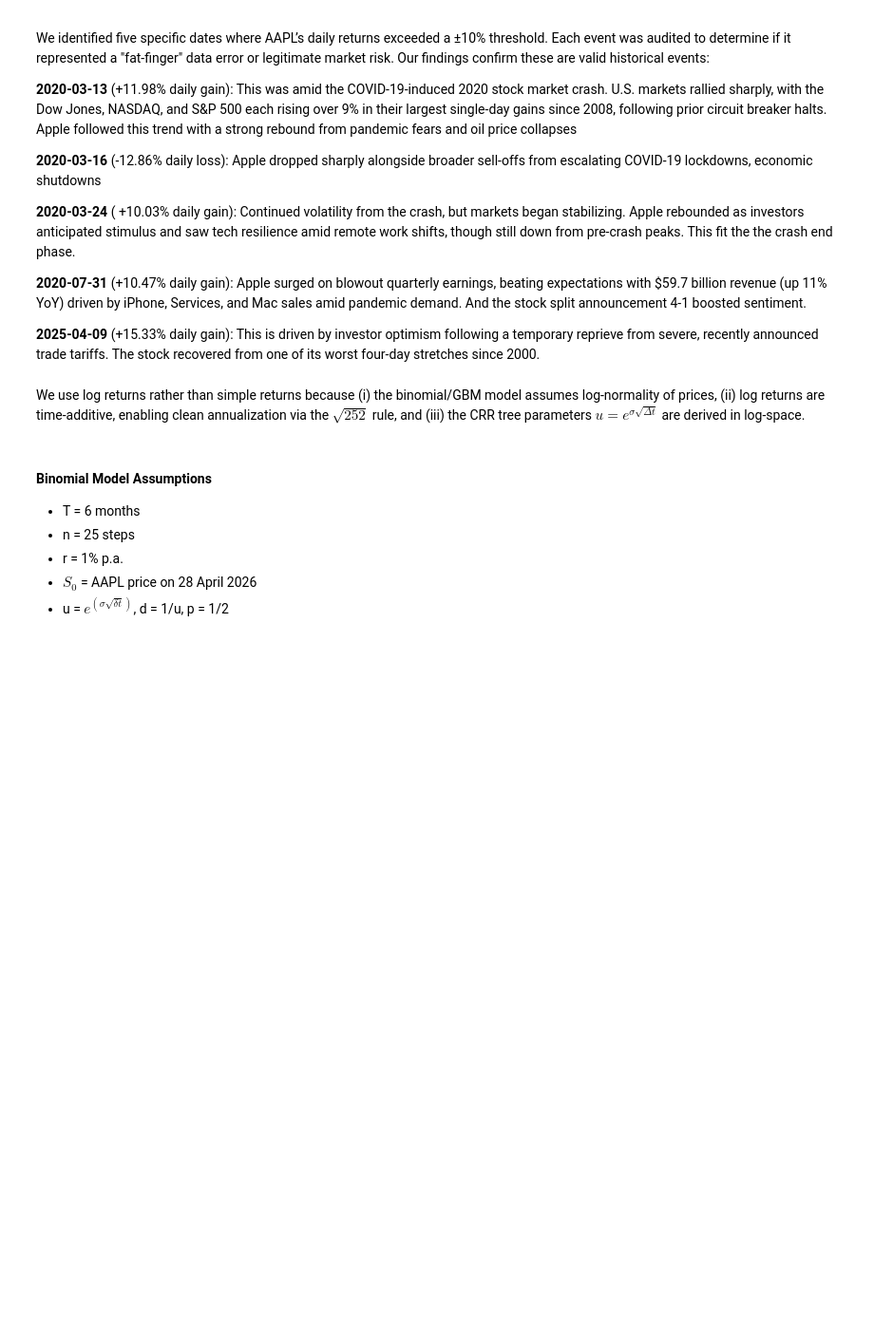
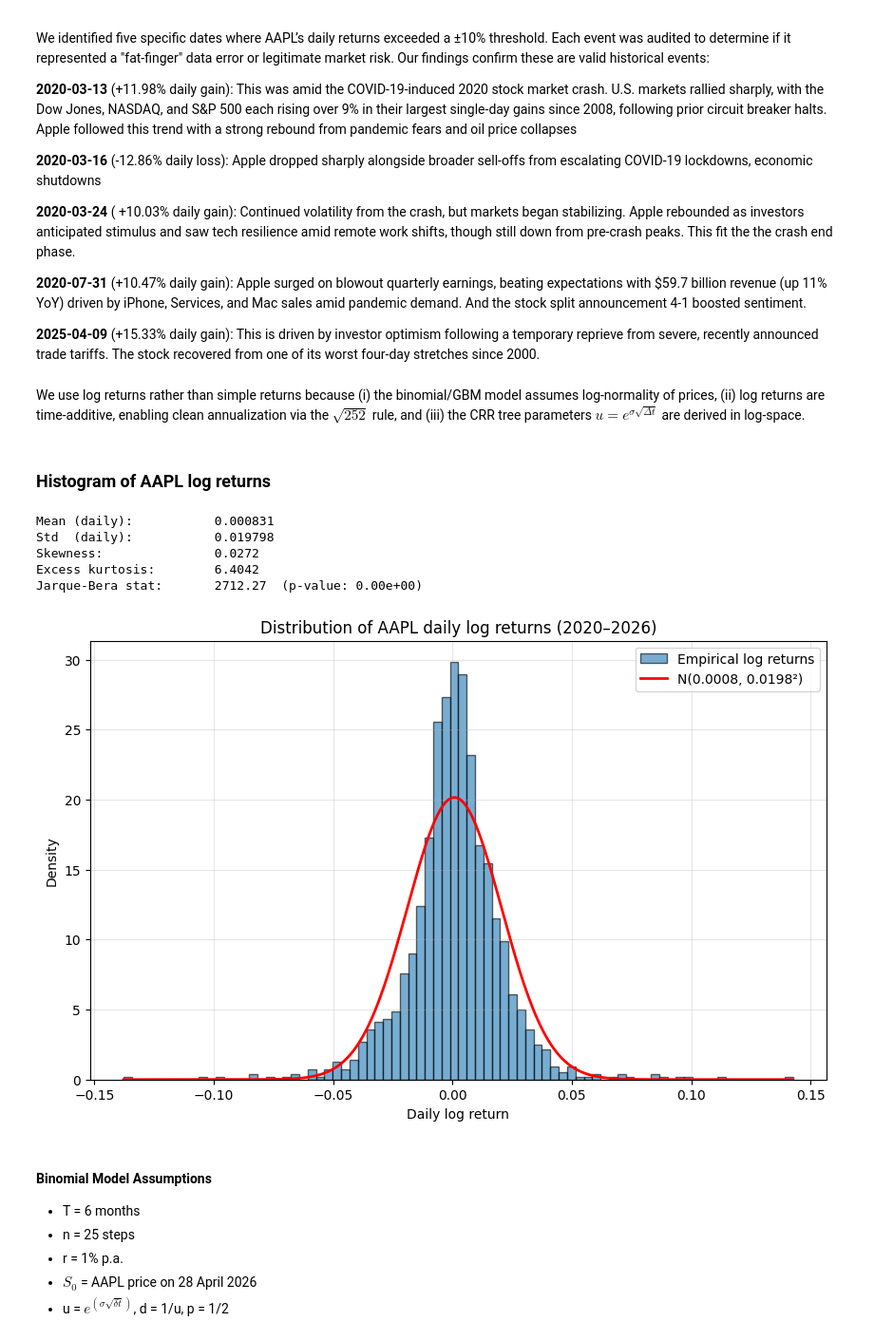
Before and after one commit to Teva-Janura/Stochastic_methods_in_Finance, a Jupyter notebook: main_code_V0.ipynb, the cells around one changed output. Shown at 95% size. Drawn from its saved outputs; the diff is of its cells as text; code cells hidden in the pictures; blank space fills up the shorter version.

```diff
--- a/main_code_V0.ipynb
+++ b/main_code_V0.ipynb
@@ -99,6 +101,46 @@ We use log returns rather than simple returns because (i) the binomial/GBM model
 # %%
 # Save log returns as a CSV
 aapl_log_return.to_csv("data/AAPL_log_returns.csv")
+# %% [markdown]
+### Histogram of AAPL log returns
+# %%
+# Summary statistics
+mu_daily    = aapl_log_return.mean()
+sigma_daily = aapl_log_return.std(ddof=1)
+skew_daily  = skew(aapl_log_return)
+kurt_daily  = kurtosis(aapl_log_return)  # excess kurtosis (normal = 0)
+jb_stat, jb_p = jarque_bera(aapl_log_return)
+
+print(f"Mean (daily):           {mu_daily:.6f}")
+print(f"Std  (daily):           {sigma_daily:.6f}")
+print(f"Skewness:               {skew_daily:.4f}")
+print(f"Excess kurtosis:        {kurt_daily:.4f}")
+print(f"Jarque-Bera stat:       {jb_stat:.2f}  (p-value: {jb_p:.2e})")
+# %% [output]
+Mean (daily):           0.000831
+Std  (daily):           0.019798
+Skewness:               0.0272
+Excess kurtosis:        6.4042
+Jarque-Bera stat:       2712.27  (p-value: 0.00e+00)
+# %%
+# Histogram with fitted normal density
+
+fig, ax = plt.subplots(figsize=(10, 6))
+ax.hist(aapl_log_return, bins=80, density=True,
+        alpha=0.6, edgecolor="black", label="Empirical log returns")
+
+x = np.linspace(aapl_log_return.min(), aapl_log_return.max(), 500)
+ax.plot(x, norm.pdf(x, mu_daily, sigma_daily),
+        "r-", lw=2, label=f"N({mu_daily:.4f}, {sigma_daily:.4f}²)")
+
+ax.set_title("Distribution of AAPL daily log returns (2020–2026)")
+ax.set_xlabel("Daily log return")
+ax.set_ylabel("Density")
+ax.legend()
+ax.grid(alpha=0.3)
+plt.show()
+# %% [output]
+[figure, added]
 # %% [markdown]
 #### Binomial Model Assumptions
 - T = 6 months
```
Also changed, not shown: parts of 9 cells of this notebook, 1 other file.
